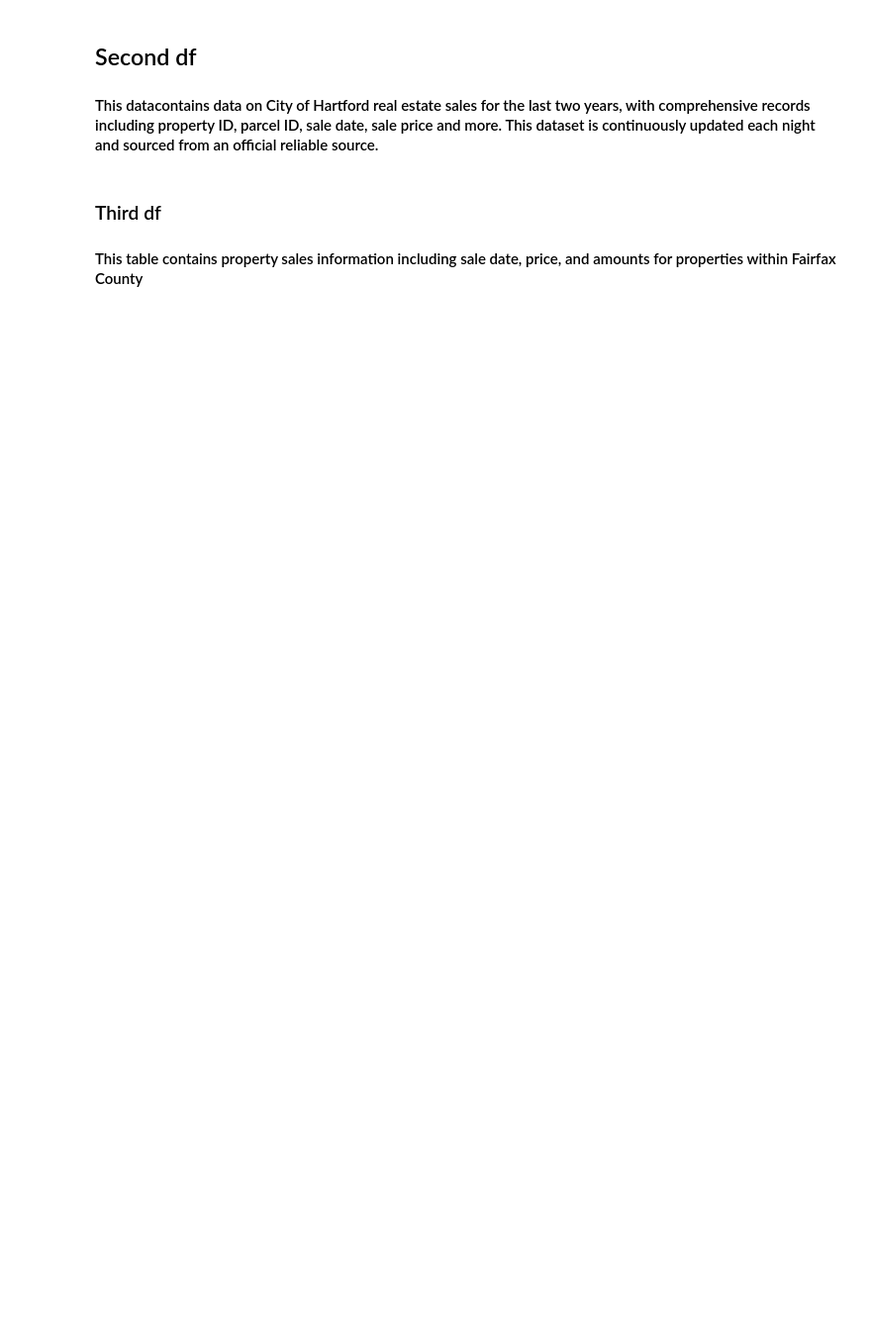
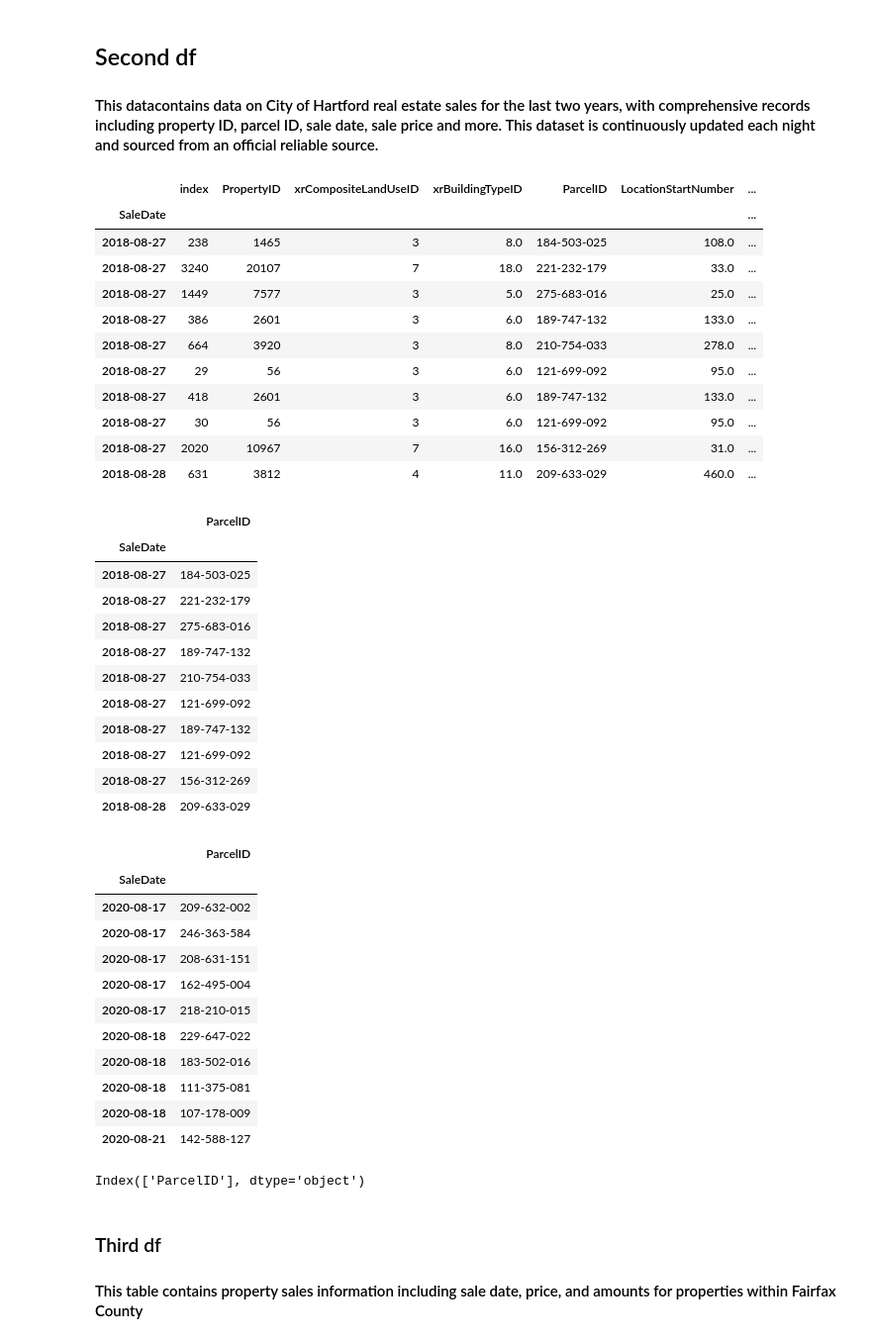
Before and after one commit to bkalan32/Group-Project, a Jupyter notebook: Real estate.ipynb, the cells around one changed output. Shown at 99% size. Drawn from its saved outputs; the diff is of its cells as text; code cells hidden in the pictures; blank space fills up the shorter version.

```diff
--- a/Real estate.ipynb
+++ b/Real estate.ipynb
@@ -31,21 +57,59 @@ display(california_df.tail(10))
 ## Second df
 #### This datacontains data on City of Hartford real estate sales for the last two years, with comprehensive records including property ID, parcel ID, sale date, sale price and more. This dataset is continuously updated each night and sourced from an official reliable source.
 # %%
-df2_path = Path('csvfiles/real-estate-sales-730-days-1.csv')
+df2_path = Path('csv_resources/real-estate-sales-730-days-1.csv')
 df2 = pd.read_csv(df2_path,index_col='SaleDate', infer_datetime_format=True, parse_dates=True)
 df2.sort_index(inplace=True)
 df2= df2.replace(np.nan, 'Unknown')
 display(df2.head(10))
 
 
 
 df2_cleaned = df2 [['OwnerFirstName','OwnerLastName','StreetNameAndWay','PrimaryGrantor', 'SalePrice', 'LegalReference','ParcelID']]
 
 df2_final = df2_cleaned.drop(columns=['OwnerFirstName','OwnerLastName','StreetNameAndWay','PrimaryGrantor','SalePrice','LegalReference'])
 df2_final
 display(df2_final.head(10))
 display(df2_final.tail(10))
 df2_final.columns
+# %% [output]
+|  | index | PropertyID | xrCompositeLandUseID | xrBuildingTypeID | ParcelID | LocationStartNumber | ... |
+| SaleDate |  |  |  |  |  |  | ... |
+| 2018-08-27 | 238 | 1465 | 3 | 8.0 | 184-503-025 | 108.0 | ... |
+| 2018-08-27 | 3240 | 20107 | 7 | 18.0 | 221-232-179 | 33.0 | ... |
+| 2018-08-27 | 1449 | 7577 | 3 | 5.0 | 275-683-016 | 25.0 | ... |
+| 2018-08-27 | 386 | 2601 | 3 | 6.0 | 189-747-132 | 133.0 | ... |
+| 2018-08-27 | 664 | 3920 | 3 | 8.0 | 210-754-033 | 278.0 | ... |
+| 2018-08-27 | 29 | 56 | 3 | 6.0 | 121-699-092 | 95.0 | ... |
+| 2018-08-27 | 418 | 2601 | 3 | 6.0 | 189-747-132 | 133.0 | ... |
+| 2018-08-27 | 30 | 56 | 3 | 6.0 | 121-699-092 | 95.0 | ... |
+| 2018-08-27 | 2020 | 10967 | 7 | 16.0 | 156-312-269 | 31.0 | ... |
+| 2018-08-28 | 631 | 3812 | 4 | 11.0 | 209-633-029 | 460.0 | ... |
+|  | ParcelID |
+| SaleDate |  |
+| 2018-08-27 | 184-503-025 |
+| 2018-08-27 | 221-232-179 |
+| 2018-08-27 | 275-683-016 |
+| 2018-08-27 | 189-747-132 |
+| 2018-08-27 | 210-754-033 |
+| 2018-08-27 | 121-699-092 |
+| 2018-08-27 | 189-747-132 |
+| 2018-08-27 | 121-699-092 |
+| 2018-08-27 | 156-312-269 |
+| 2018-08-28 | 209-633-029 |
+|  | ParcelID |
+| SaleDate |  |
+| 2020-08-17 | 209-632-002 |
+| 2020-08-17 | 246-363-584 |
+| 2020-08-17 | 208-631-151 |
+| 2020-08-17 | 162-495-004 |
+| 2020-08-17 | 218-210-015 |
+| 2020-08-18 | 229-647-022 |
+| 2020-08-18 | 183-502-016 |
+| 2020-08-18 | 111-375-081 |
+| 2020-08-18 | 107-178-009 |
+| 2020-08-21 | 142-588-127 |
+Index(['ParcelID'], dtype='object')
 # %% [markdown]
 ### Third df
 #### This table contains property sales information including sale date, price, and amounts for properties within Fairfax County
```
Also changed, not shown: parts of 16 cells of this notebook.
